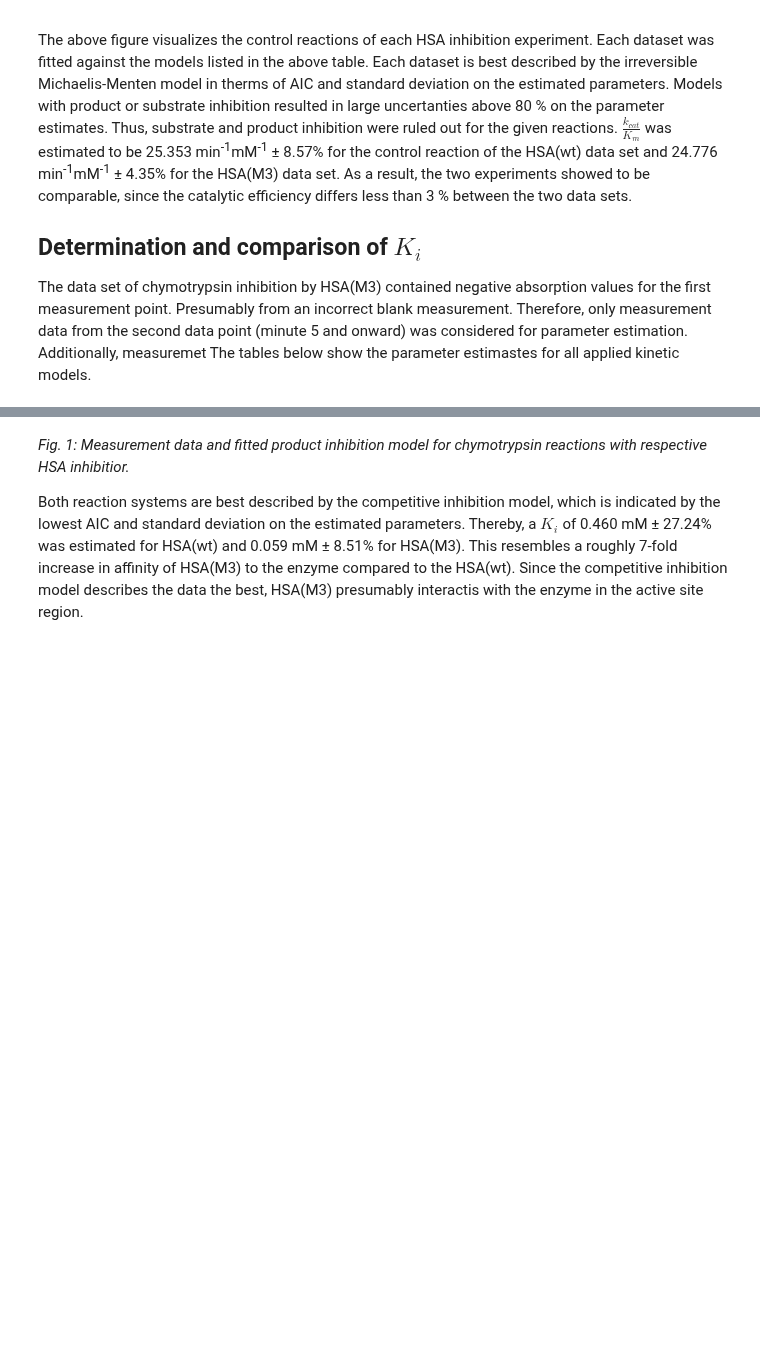
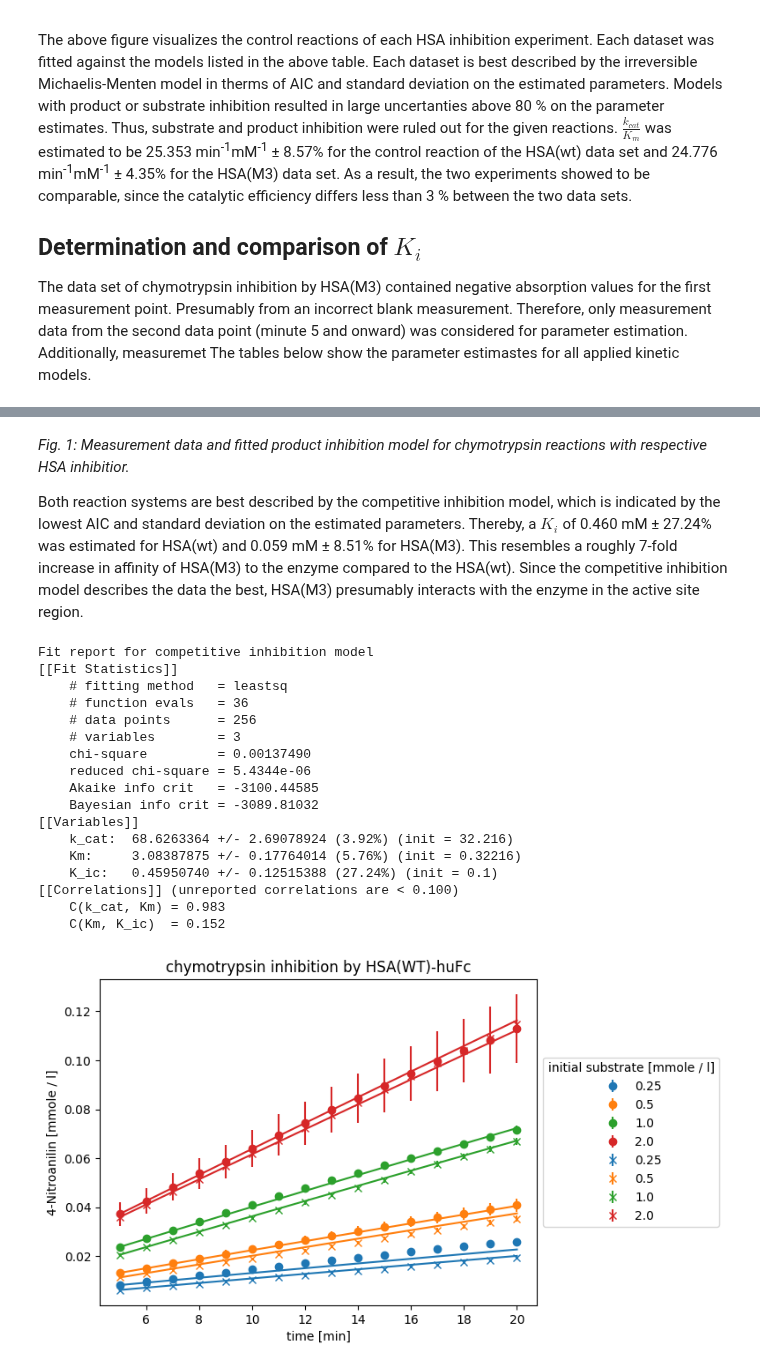
Before and after one commit to haeussma/masterthesis, a Jupyter notebook: _sources/scenarios/chymotrypsin_inhibition.ipynb, the cells around one changed output, grey strips where cells are left out. Drawn from its saved outputs; the diff is of its cells as text; code cells hidden in the pictures; blank space fills up the shorter version.

```diff
--- a/_sources/scenarios/chymotrypsin_inhibition.ipynb
+++ b/_sources/scenarios/chymotrypsin_inhibition.ipynb
@@ -181,4 +182,26 @@ Kinetic parameters estimates for all models of chymotrypsin inhibition by HSA(M3
 # %% [markdown]
 _Fig. 1: Measurement data and fitted product inhibition model for chymotrypsin reactions with respective HSA inhibitior._
 
-Both reaction systems are best described by the competitive inhibition model, which is indicated by the lowest AIC and standard deviation on the estimated parameters. Thereby, a $K_{i}$ of 0.460 mM ± 27.24% was estimated for HSA(wt) and 0.059 mM ± 8.51% for HSA(M3). This resembles a roughly 7-fold increase in affinity of HSA(M3) to the enzyme compared to the HSA(wt). Since the competitive inhibition model describes the data the best, HSA(M3) presumably interactis with the enzyme in the active site region.
+Both reaction systems are best described by the competitive inhibition model, which is indicated by the lowest AIC and standard deviation on the estimated parameters. Thereby, a $K_{i}$ of 0.460 mM ± 27.24% was estimated for HSA(wt) and 0.059 mM ± 8.51% for HSA(M3). This resembles a roughly 7-fold increase in affinity of HSA(M3) to the enzyme compared to the HSA(wt). Since the competitive inhibition model describes the data the best, HSA(M3) presumably interacts with the enzyme in the active site region.
+# %%
+
+kinetics_HSAwt.visualize(title="chymotrypsin inhibition by HSA(WT)-huFc")
+# %% [output]
+Fit report for competitive inhibition model
+[[Fit Statistics]]
+    # fitting method   = leastsq
+    # function evals   = 36
+    # data points      = 256
+    # variables        = 3
+    chi-square         = 0.00137490
+    reduced chi-square = 5.4344e-06
+    Akaike info crit   = -3100.44585
+    Bayesian info crit = -3089.81032
+[[Variables]]
+    k_cat:  68.6263364 +/- 2.69078924 (3.92%) (init = 32.216)
+    Km:     3.08387875 +/- 0.17764014 (5.76%) (init = 0.32216)
+    K_ic:   0.45950740 +/- 0.12515388 (27.24%) (init = 0.1)
+[[Correlations]] (unreported correlations are < 0.100)
+    C(k_cat, Km) = 0.983
+    C(Km, K_ic)  = 0.152
+[figure, added]
```
Also changed, not shown: parts of 3 cells of this notebook, 34 other files.
